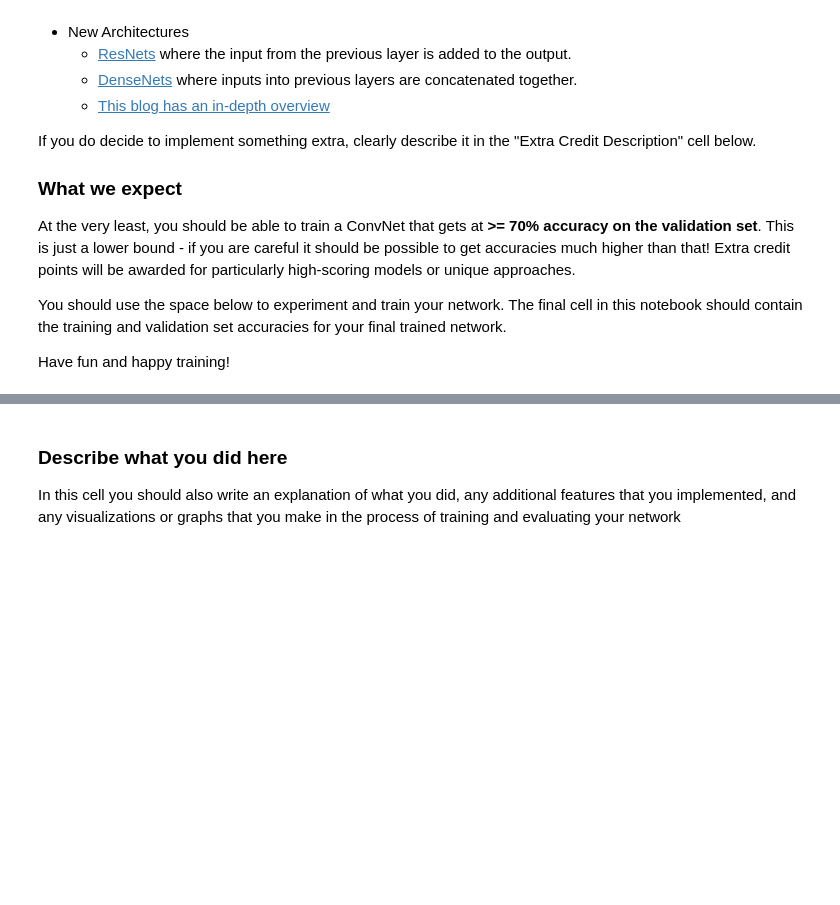
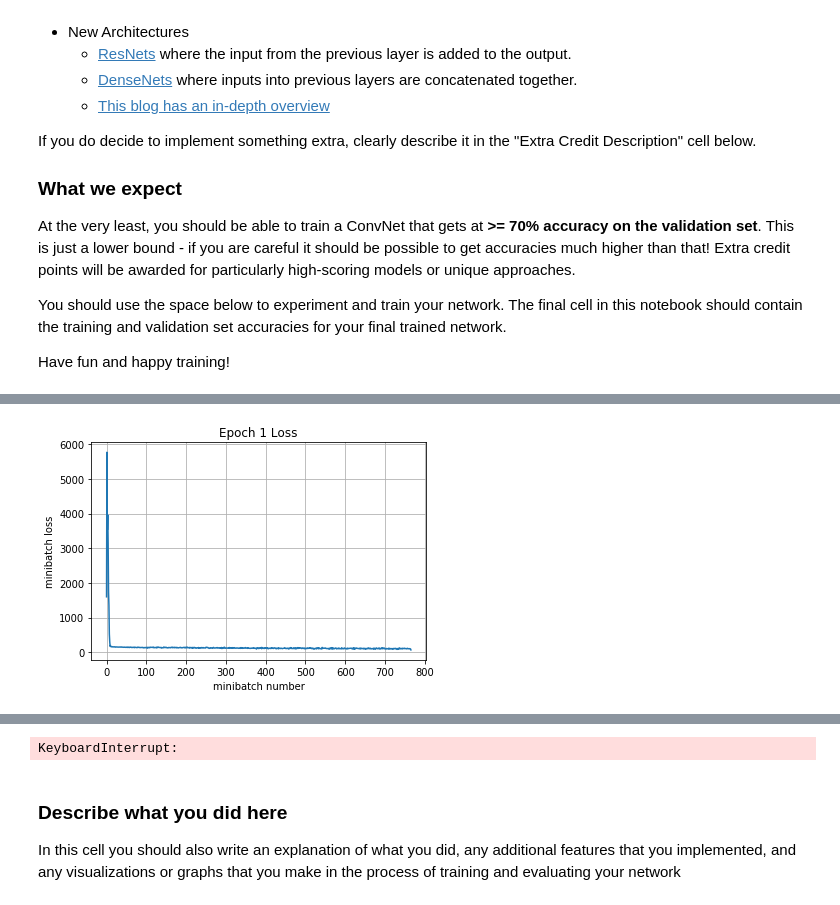
Before and after one commit to ThomasRanvier/stanford-cs231n, a Jupyter notebook: assignment2/TensorFlow.ipynb, the cells around one changed output, grey strips where cells are left out. Saved outputs shown, nothing was run; the diff lists cells and outputs as text; code cells hidden in the pictures; blank space fills up the shorter version.

```diff
--- a/assignment2/TensorFlow.ipynb
+++ b/assignment2/TensorFlow.ipynb
@@ -460,9 +530,9 @@ with tf.control_dependencies(extra_update_ops):
 # and trains your model for 10 epochs
 # then prints the validation set accuracy
 sess = tf.Session()
-
 sess.run(tf.global_variables_initializer())
 print('Training')
-run_model(sess,y_out,mean_loss,X_train,y_train,10,64,100,train_step,True)
+run_model(sess,logits,mean_loss,X_train,y_train,10,64,100,train_step,True)
 print('Validation')
-run_model(sess,y_out,mean_loss,X_val,y_val,1,64)
+run_model(sess,logits,mean_loss,X_val,y_val,1,64)
+# %% [output]
@@ -468,0 +549 @@ run_model(sess,y_out,mean_loss,X_val,y_val,1,64)
+[figure, added]
@@ -469,3 +553,4 @@ run_model(sess,y_out,mean_loss,X_val,y_val,1,64)
+KeyboardInterrupt:
 # %%
 # Test your model here, and make sure
 # the output of this cell is the accuracy
```
Also changed, not shown: parts of 7 cells of this notebook, 5 other files.
